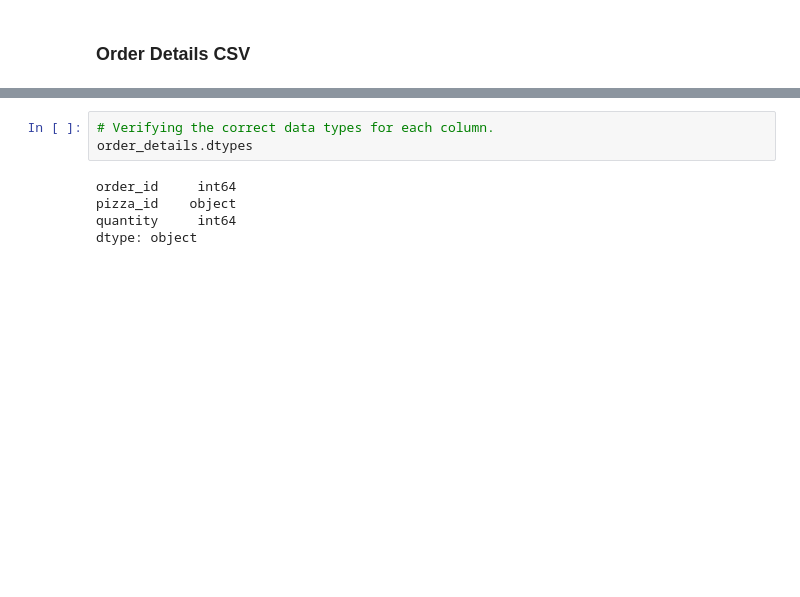
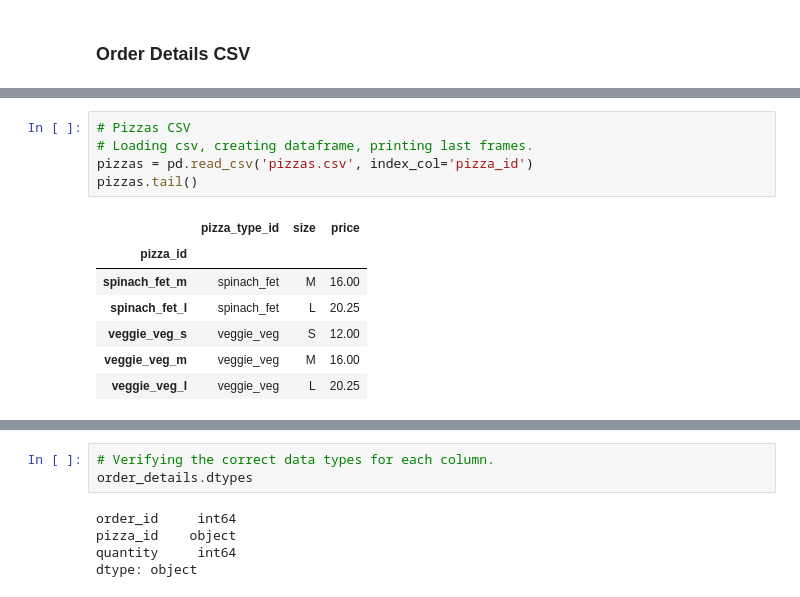
Before and after one commit to aaron-ardell/pizza_challenge, a Jupyter notebook: pizza_etl.ipynb, the cells around one changed output, grey strips where cells are left out. Cells and saved outputs as stored; diff of their text form; blank space fills up the shorter version.

```diff
--- a/pizza_etl.ipynb
+++ b/pizza_etl.ipynb
@@ -25,0 +37,13 @@ order_details_id
+# %%
+# Pizzas CSV
+# Loading csv, creating dataframe, printing last frames.
+pizzas = pd.read_csv('pizzas.csv', index_col='pizza_id')
+pizzas.tail()
+# %% [output]
+|  | pizza_type_id | size | price |
+| pizza_id |  |  |  |
+| spinach_fet_m | spinach_fet | M | 16.00 |
+| spinach_fet_l | spinach_fet | L | 20.25 |
+| veggie_veg_s | veggie_veg | S | 12.00 |
+| veggie_veg_m | veggie_veg | M | 16.00 |
+| veggie_veg_l | veggie_veg | L | 20.25 |
```
Also changed, not shown: parts of 39 cells of this notebook.
